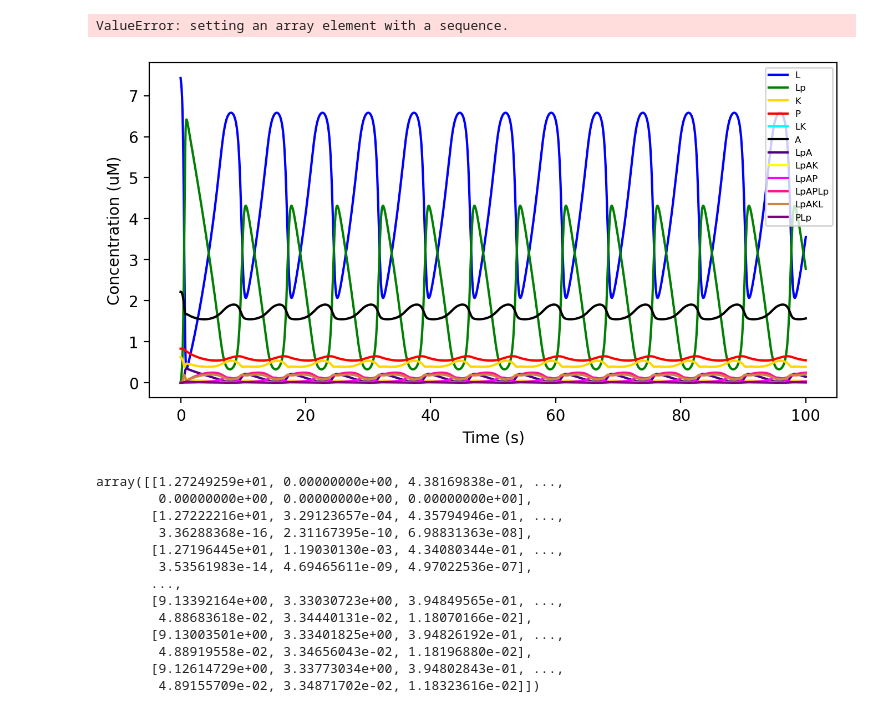
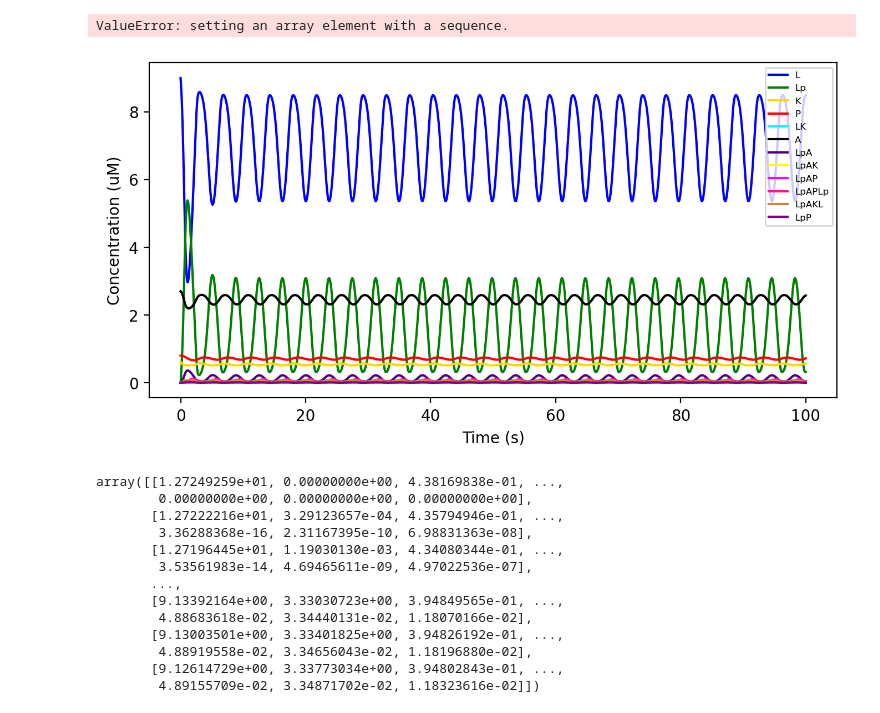
Before and after one commit to jonathanfischer97/Oscillator, a Jupyter notebook: Python/2022_simple_system/2d_troubleshooting/PEPE/8-3-22/SmoothPeaksBigVol_GA.ipynb, the cells around one changed output. Drawn from its saved outputs; the diff is of its cells as text; code cells hidden in the pictures.

```diff
--- a/Python/2022_simple_system/2d_troubleshooting/PEPE/8-3-22/SmoothPeaksBigVol_GA.ipynb
+++ b/Python/2022_simple_system/2d_troubleshooting/PEPE/8-3-22/SmoothPeaksBigVol_GA.ipynb
@@ -2274,11 +2394,11 @@ nda.Gradient(testCost,method='reverse')(point,model)
 # %% [output]
 ValueError: setting an array element with a sequence.
 # %%
-testY = model.simulate(points[100])
+#testY = model.simulate(points[100])
 
-model.plotModel(points[1])
+model.plotModel(viablePoints[100])
 # %% [output]
-[figure, old version]
+[figure, new version]
 # %%
 testY
 # %% [output]
```
Also changed, not shown: parts of 21 cells of this notebook, 2 other files.
